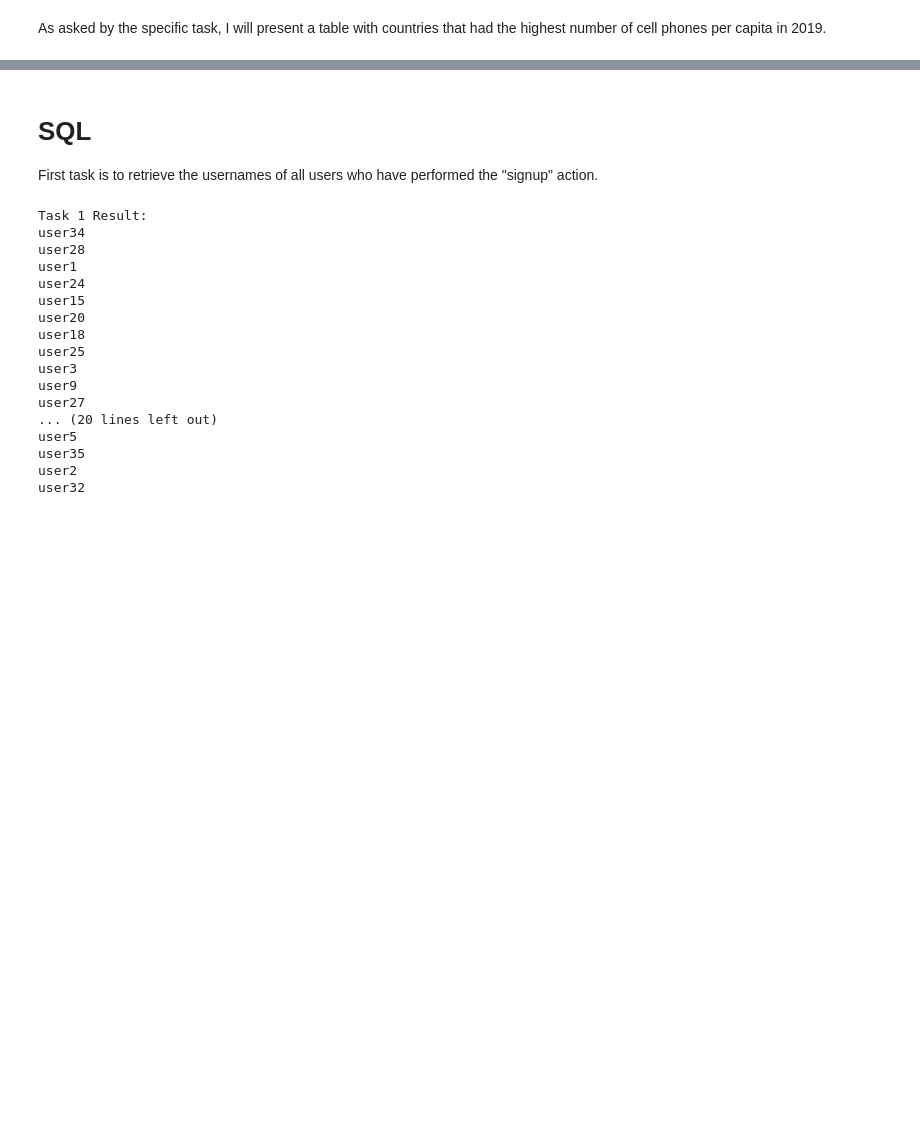
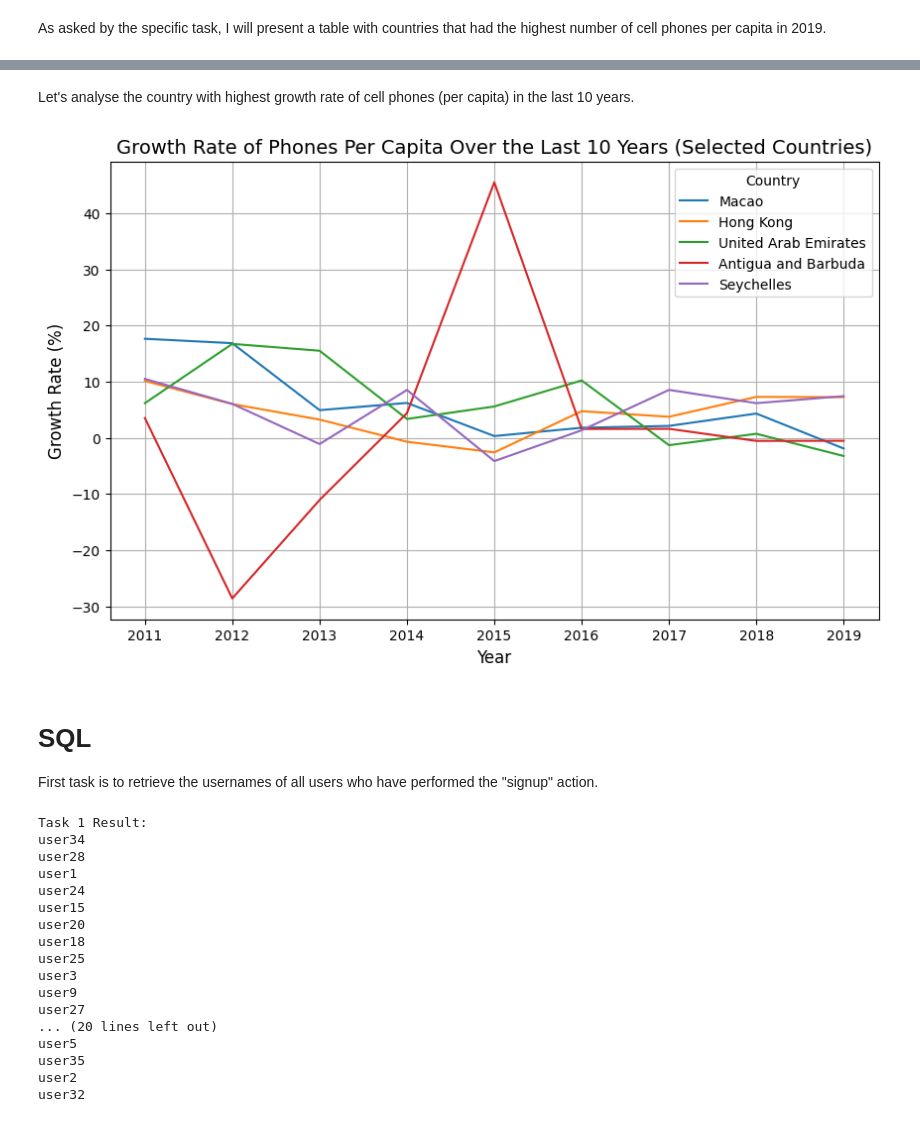
Before and after one commit to danielmaslov/su-mt4007, a Jupyter notebook: HW4/Homework4.ipynb, the cells around one changed output, grey strips where cells are left out. Cells and saved outputs as stored; diff of their text form; code cells hidden in the pictures; blank space fills up the shorter version.

```diff
--- a/HW4/Homework4.ipynb
+++ b/HW4/Homework4.ipynb
@@ -211,3 +221,40 @@ filtered_phones_per_capita_df
+# %% [markdown]
+Let's analyse the country with highest growth rate of cell phones (per capita) in the last 10 years.
+# %%
+import matplotlib.pyplot as plt
+
+# List of countries
+selected_countries = ["Macao", "Hong Kong", "United Arab Emirates", "Antigua and Barbuda", "Seychelles"]
+
+# Extract the last 10 years of data
+last_10_years = phones_per_capita_df.index[-10:]
+
+# Calculate the growth rate for each country over the last 10 years
+growth_rates = phones_per_capita_df.loc[last_10_years].pct_change(axis=0) * 100
+
+# Filter data for the last 10 years
+growth_rate_last_10_years = growth_rates[-10:]
+
+# Filter the data for the selected countries
+growth_rate_selected_countries = growth_rate_last_10_years[selected_countries]
+
+# Plot the growth rates for each of the selected countries
+plt.figure(figsize=(10, 6))
+for country in growth_rate_selected_countries.columns:
+    plt.plot(
+        growth_rate_selected_countries.index,
+        growth_rate_selected_countries[country],
+        label=country
+    )
+
+plt.title("Growth Rate of Phones Per Capita Over the Last 10 Years for 5 specific countries", fontsize=14)
+plt.xlabel("Year", fontsize=12)
+plt.ylabel("Growth Rate (%)", fontsize=12)
+plt.legend(title="Country", fontsize=10)
+plt.grid(True)
+plt.show()
+# %% [output]
+[figure, added]
 # %% [markdown]
 # SQL
 
```
Also changed, not shown: parts of 8 cells of this notebook, 1 other file.
